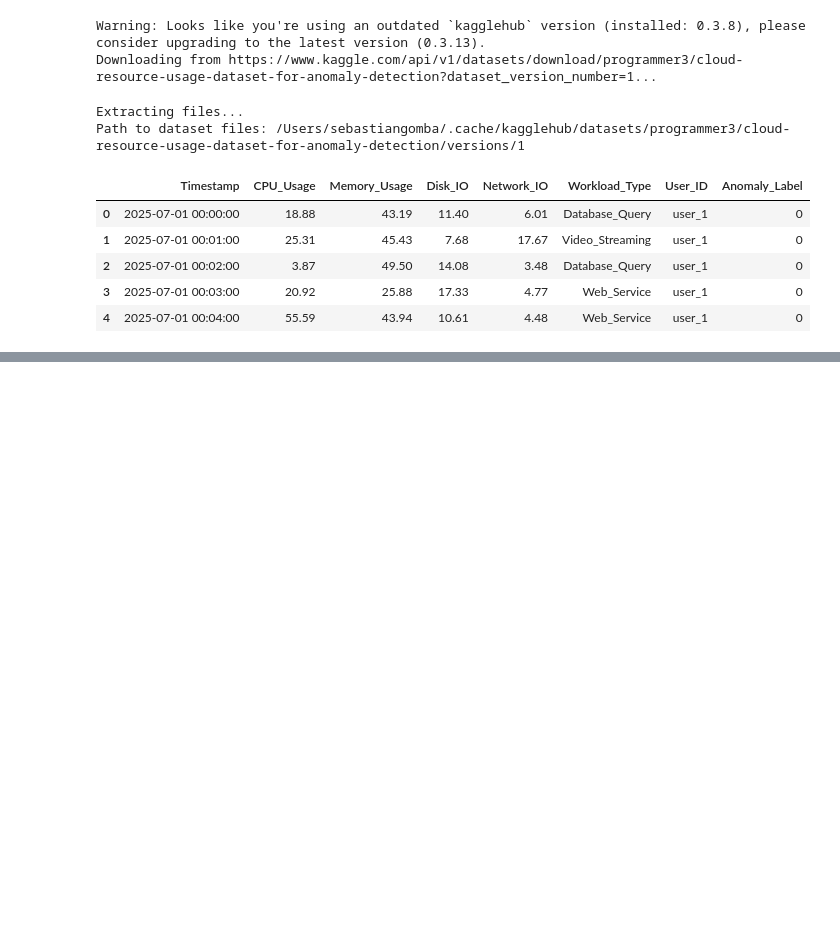
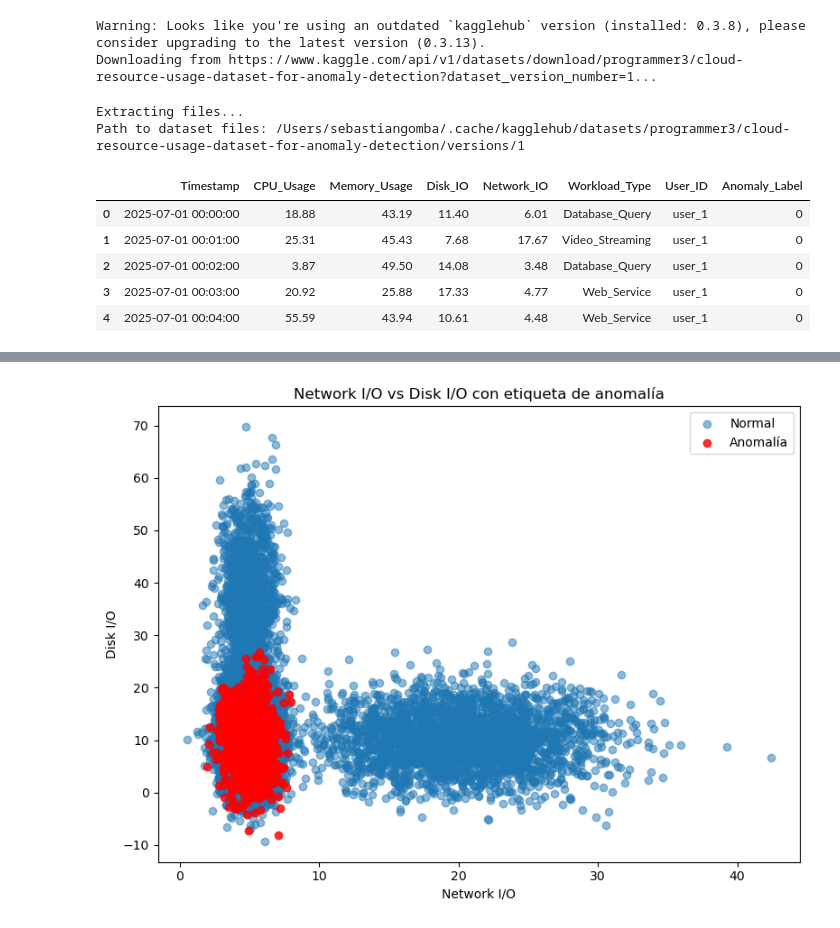
Before and after one commit to sebastiangomba/AIOps-, a Jupyter notebook: limpieza_datos.ipynb, the cells around one changed output, grey strips where cells are left out. Saved outputs shown, nothing was run; the diff lists cells and outputs as text; code cells hidden in the pictures; blank space fills up the shorter version.

```diff
--- a/limpieza_datos.ipynb
+++ b/limpieza_datos.ipynb
@@ -72,0 +94,24 @@ Name: count, dtype: int64
+# %%
+# Filtrar columnas necesarias
+df_plot = df[['Network_IO', 'Disk_IO', 'Anomaly_Label']].copy()
+
+# Separar normales y anomalías
+normal = df_plot[df_plot['Anomaly_Label'] == 0]
+anomaly = df_plot[df_plot['Anomaly_Label'] == 1]
+
+plt.figure(figsize=(8,6))
+
+# Dispersión normales
+plt.scatter(normal['Network_IO'], normal['Disk_IO'], alpha=0.5, label='Normal')
+
+# Dispersión anomalías
+plt.scatter(anomaly['Network_IO'], anomaly['Disk_IO'], alpha=0.8, label='Anomalía', color='red')
+
+plt.xlabel('Network I/O')
+plt.ylabel('Disk I/O')
+plt.title('Network I/O vs Disk I/O con etiqueta de anomalía')
+plt.legend()
+plt.tight_layout()
+plt.show()
+# %% [output]
+[figure, added]
```
Also changed, not shown: parts of 13 cells of this notebook, 1 other file.
